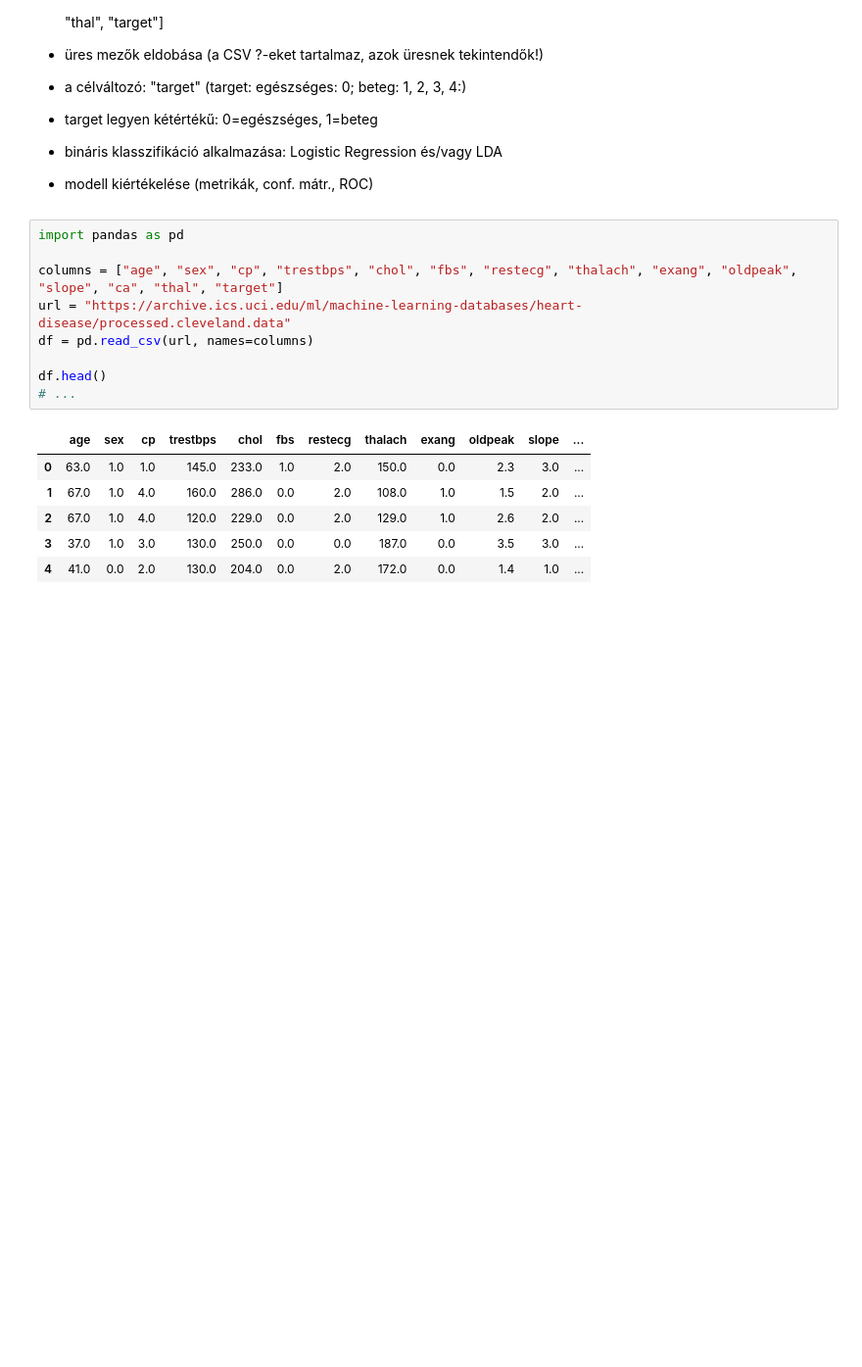
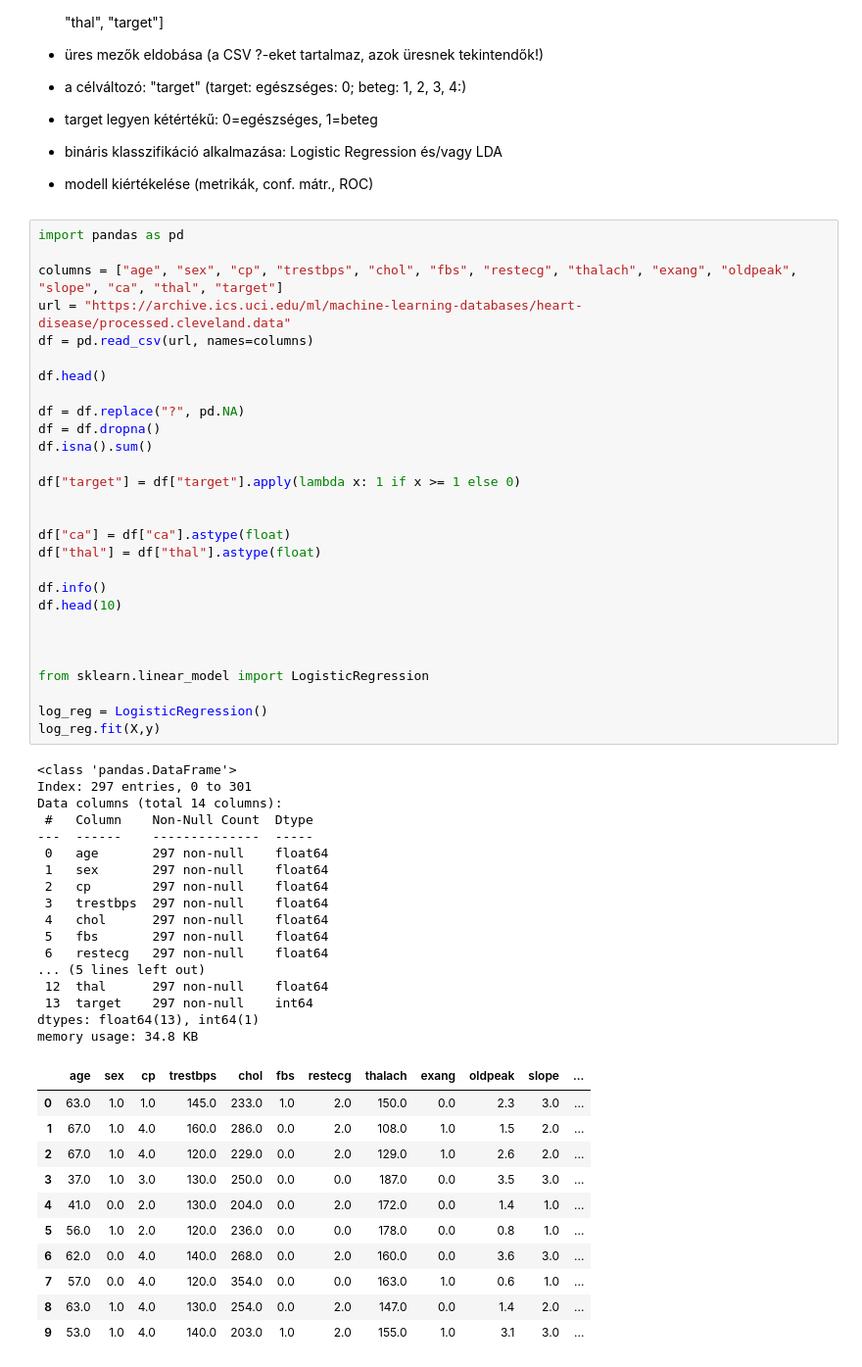
Before and after one commit to plevf/mi, a Jupyter notebook: Lesson5/Lesson5_ Logistic Regression.ipynb, the cells around one changed output. Shown at 98% size. Cells and saved outputs as stored; diff of their text form; blank space fills up the shorter version.

```diff
--- a/Lesson5/Lesson5_ Logistic Regression.ipynb
+++ b/Lesson5/Lesson5_ Logistic Regression.ipynb
@@ -329,16 +329,57 @@ TPR at 0.5: 0.85, FPR at 0.5: 0.17
 # %%
 import pandas as pd
 
 columns = ["age", "sex", "cp", "trestbps", "chol", "fbs", "restecg", "thalach", "exang", "oldpeak", "slope", "ca", "thal", "target"]
 url = "https://archive.ics.uci.edu/ml/machine-learning-databases/heart-disease/processed.cleveland.data"
 df = pd.read_csv(url, names=columns)
 
 df.head()
-# ...
+
+df = df.replace("?", pd.NA)
+df = df.dropna()
+df.isna().sum()
+
+df["target"] = df["target"].apply(lambda x: 1 if x >= 1 else 0)
+
+
+df["ca"] = df["ca"].astype(float)
+df["thal"] = df["thal"].astype(float)
+
+df.info()
+df.head(10)
+
+
+
+from sklearn.linear_model import LogisticRegression
+
+log_reg = LogisticRegression()
+log_reg.fit(X,y)
 # %% [output]
+<class 'pandas.DataFrame'>
+Index: 297 entries, 0 to 301
+Data columns (total 14 columns):
+ #   Column    Non-Null Count  Dtype
+---  ------    --------------  -----
+ 0   age       297 non-null    float64
+ 1   sex       297 non-null    float64
+ 2   cp        297 non-null    float64
+ 3   trestbps  297 non-null    float64
+ 4   chol      297 non-null    float64
+ 5   fbs       297 non-null    float64
+ 6   restecg   297 non-null    float64
+... (5 lines left out)
+ 12  thal      297 non-null    float64
+ 13  target    297 non-null    int64
+dtypes: float64(13), int64(1)
+memory usage: 34.8 KB
 |  | age | sex | cp | trestbps | chol | fbs | restecg | thalach | exang | oldpeak | slope | ... |
 | 0 | 63.0 | 1.0 | 1.0 | 145.0 | 233.0 | 1.0 | 2.0 | 150.0 | 0.0 | 2.3 | 3.0 | ... |
 | 1 | 67.0 | 1.0 | 4.0 | 160.0 | 286.0 | 0.0 | 2.0 | 108.0 | 1.0 | 1.5 | 2.0 | ... |
 | 2 | 67.0 | 1.0 | 4.0 | 120.0 | 229.0 | 0.0 | 2.0 | 129.0 | 1.0 | 2.6 | 2.0 | ... |
 | 3 | 37.0 | 1.0 | 3.0 | 130.0 | 250.0 | 0.0 | 0.0 | 187.0 | 0.0 | 3.5 | 3.0 | ... |
 | 4 | 41.0 | 0.0 | 2.0 | 130.0 | 204.0 | 0.0 | 2.0 | 172.0 | 0.0 | 1.4 | 1.0 | ... |
+| 5 | 56.0 | 1.0 | 2.0 | 120.0 | 236.0 | 0.0 | 0.0 | 178.0 | 0.0 | 0.8 | 1.0 | ... |
+| 6 | 62.0 | 0.0 | 4.0 | 140.0 | 268.0 | 0.0 | 2.0 | 160.0 | 0.0 | 3.6 | 3.0 | ... |
+| 7 | 57.0 | 0.0 | 4.0 | 120.0 | 354.0 | 0.0 | 0.0 | 163.0 | 1.0 | 0.6 | 1.0 | ... |
+| 8 | 63.0 | 1.0 | 4.0 | 130.0 | 254.0 | 0.0 | 2.0 | 147.0 | 0.0 | 1.4 | 2.0 | ... |
+| 9 | 53.0 | 1.0 | 4.0 | 140.0 | 203.0 | 1.0 | 2.0 | 155.0 | 1.0 | 3.1 | 3.0 | ... |
```
Also changed, not shown: parts of 1 cell of this notebook, 2 other files.
